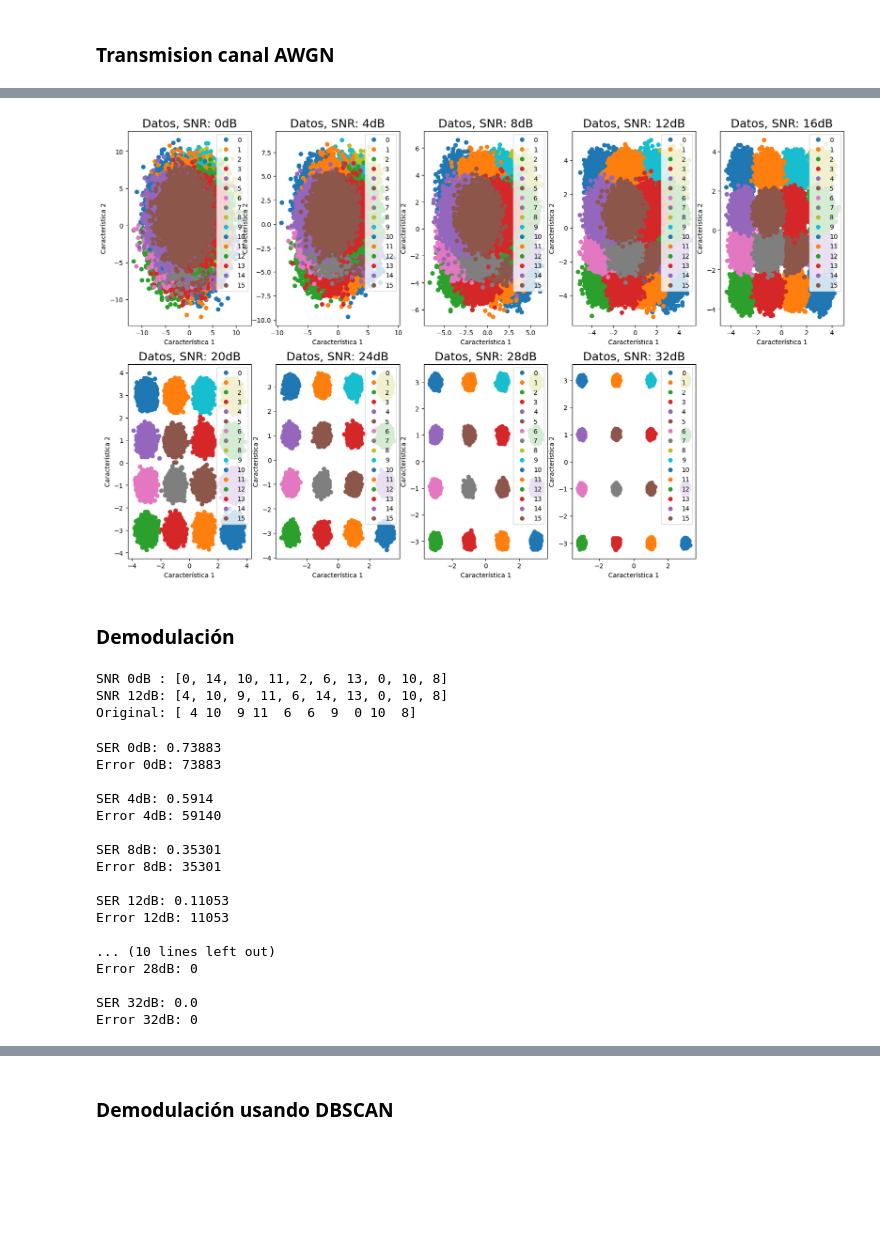
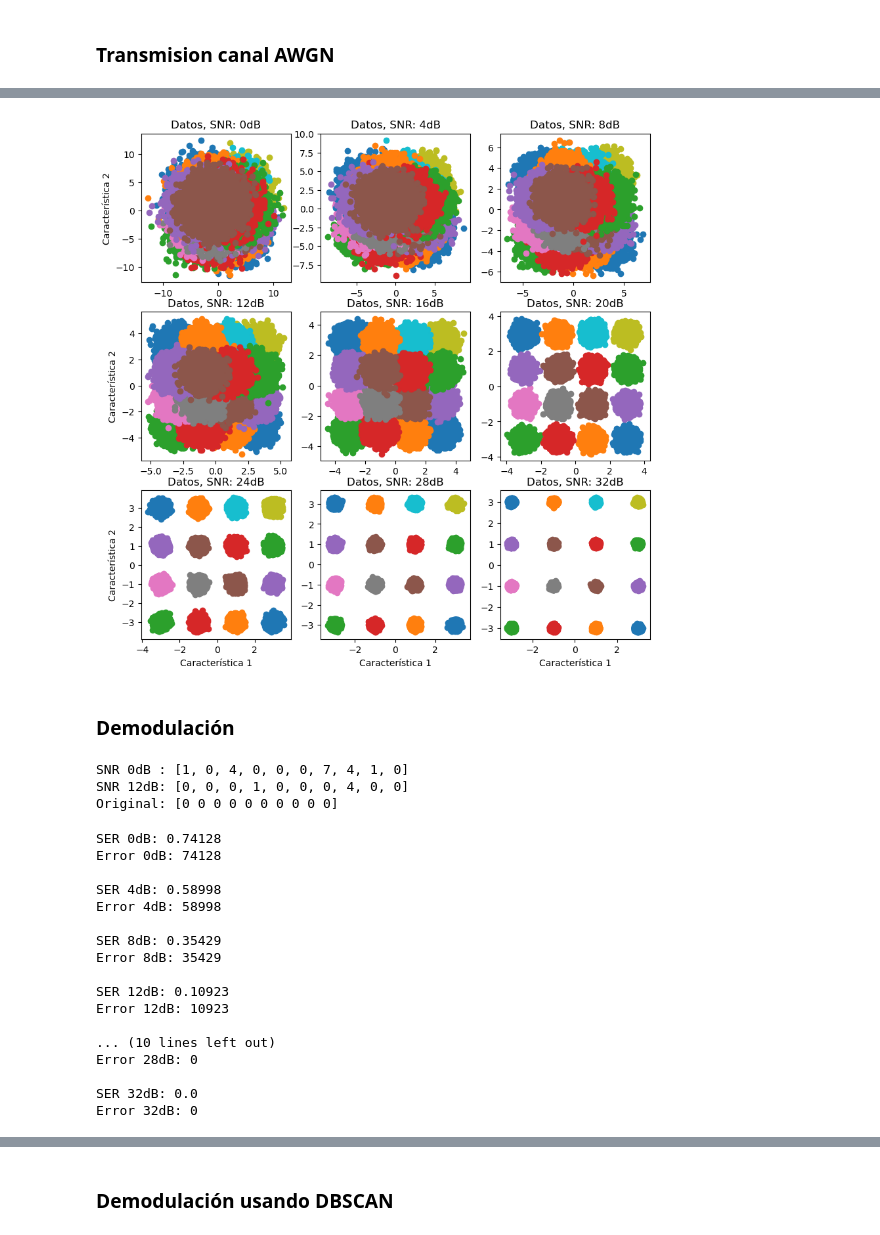
Before and after one commit to KevinMartinez1999/Semillero, a Jupyter notebook: DBSCAN_16QAM.ipynb, the cells around one changed output, grey strips where cells are left out. Cells and saved outputs as stored; diff of their text form; code cells hidden in the pictures; blank space fills up the shorter version.

```diff
--- a/DBSCAN_16QAM.ipynb
+++ b/DBSCAN_16QAM.ipynb
@@ -15,7 +16,8 @@ from sklearn import metrics
 # %%
 Ns = 100000
 Mod = 16 #16QAM
-Symbols_tx = np.random.randint(Mod, size = Ns)
-df_sym_tx = pd.DataFrame(Symbols_tx)
-df_sym_tx.head(10)
+y = np.random.randint(Mod, size = Ns)
+y = np.sort(y)
+df_sym_tx = pd.DataFrame(np.transpose(y), columns = ['data'])
+df_sym_tx.head()
 # %% [output]
@@ -82,8 +69,8 @@ Name: 0, dtype: complex128
 # %% [markdown]
 ### Transmision canal AWGN
 # %%
-Xr = np.real(df_sym_mod[0])
-Xi = np.imag(df_sym_mod[0])
+Xr = np.real(df_sym_mod['data'])
+Xi = np.imag(df_sym_mod['data'])
 # %%
 # Adición de ruido blanco Gaussiano (AWGN)
 # Se le adiciona diferentes cantidades de ruido para ver los efectos de
@@ -108,13 +95,12 @@ noise_avg_p_i = 10 ** (noise_avg_db_i / 10)
 noise_i = [np.random.normal(mean_noise, np.sqrt(i), len(Xi)) for i in noise_avg_p_i]
 Xi_ch = Xi + noise_i
 # %%
-plt.figure(figsize=(20, 10))
+plt.figure(figsize = (10, 10))
 
 for i in range(len(target_snr_db)):
-  plt.subplot(2, 5, i+1)
-  plt.title('16-QAM, SNR: '+str(target_snr_db[i])+' dB', fontsize = 18)
+  plt.subplot(3, 3, i + 1)
+  plt.title('16-QAM, SNR: '+str(target_snr_db[i])+' dB')
   plt.plot(Xi_ch[i], Xr_ch[i], 'o')
-  plt.xlabel('I')
-  plt.ylabel('Q')
+  plt.grid()
 plt.show()
 # %% [output]
@@ -122,18 +108,20 @@ plt.show()
 # %%
-plt.figure(figsize=(20, 12))
+plt.figure(figsize=(10, 10))
 
 for i in range(len(target_snr_db)):
-  plt.subplot(2, 5, i+1)
-  plt.title(f'Datos, SNR: {target_snr_db[i]}dB', fontsize = 18)
-  for g in np.unique(Symbols_tx):
-      ix = np.where(Symbols_tx == g)
+  plt.subplot(3, 3, i + 1)
+  plt.title(f'Datos, SNR: {target_snr_db[i]}dB')
+  for g in np.unique(y):
+      ix = np.where(y == g)
       plt.plot(Xi_ch[i][ix], Xr_ch[i][ix], 'o', label = g)
-  plt.legend(loc = 'upper right')
-  plt.xlabel('Característica 1')
-  plt.ylabel('Característica 2')
+  #plt.legend(loc = 'upper right')
+  if i + 1 >= 7:
+    plt.xlabel('Característica 1')
+  if (i + 1 == 1) or (i + 1 == 4) or (i + 1 == 7):
+    plt.ylabel('Característica 2')
 
 plt.show()
 # %% [output]
-[figure, old version]
+[figure, new version]
 # %% [markdown]
 ### Demodulación
@@ -179,8 +130,8 @@ def demapper_sym(symbols_I, symbols_Q, Ns, threshold = 2.0):
 sym_rx = [demapper_sym(Xr_ch[i], Xi_ch[i], len(Xr_ch[i]), threshold = 2.0) for i in range(len(target_snr_db))]
 print(f'SNR {target_snr_db[0]}dB :', sym_rx[0][0:10])
 print(f'SNR {target_snr_db[3]}dB:', sym_rx[3][0:10])
-print('Original:', Symbols_tx[0:10])
+print('Original:', y[0:10])
 # %% [output]
-SNR 0dB : [0, 14, 10, 11, 2, 6, 13, 0, 10, 8]
-SNR 12dB: [4, 10, 9, 11, 6, 14, 13, 0, 10, 8]
-Original: [ 4 10  9 11  6  6  9  0 10  8]
+SNR 0dB : [1, 0, 4, 0, 0, 0, 7, 4, 1, 0]
+SNR 12dB: [0, 0, 0, 1, 0, 0, 0, 4, 0, 0]
+Original: [0 0 0 0 0 0 0 0 0 0]
@@ -206,22 +138,22 @@ def BitErrorRate(sym_rx, sym_tx):
 # %%
 arr_SER = []
 for i in range(len(target_snr_db)):
-  SER, error = SymbolErrorRate(sym_rx[i], Symbols_tx)
+  SER, error = SymbolErrorRate(sym_rx[i], y)
   arr_SER.append(SER)
   print(f'SER {target_snr_db[i]}dB:', SER)
   print(f'Error {target_snr_db[i]}dB:', error, '\n')
 # %% [output]
-SER 0dB: 0.73883
-Error 0dB: 73883
+SER 0dB: 0.74128
+Error 0dB: 74128
 
-SER 4dB: 0.5914
-Error 4dB: 59140
+SER 4dB: 0.58998
+Error 4dB: 58998
 
-SER 8dB: 0.35301
-Error 8dB: 35301
+SER 8dB: 0.35429
+Error 8dB: 35429
 
-SER 12dB: 0.11053
-Error 12dB: 11053
+SER 12dB: 0.10923
+Error 12dB: 10923
 
 ... (10 lines left out)
 Error 28dB: 0
```
Also changed, not shown: parts of 11 cells of this notebook, 3 other files.
